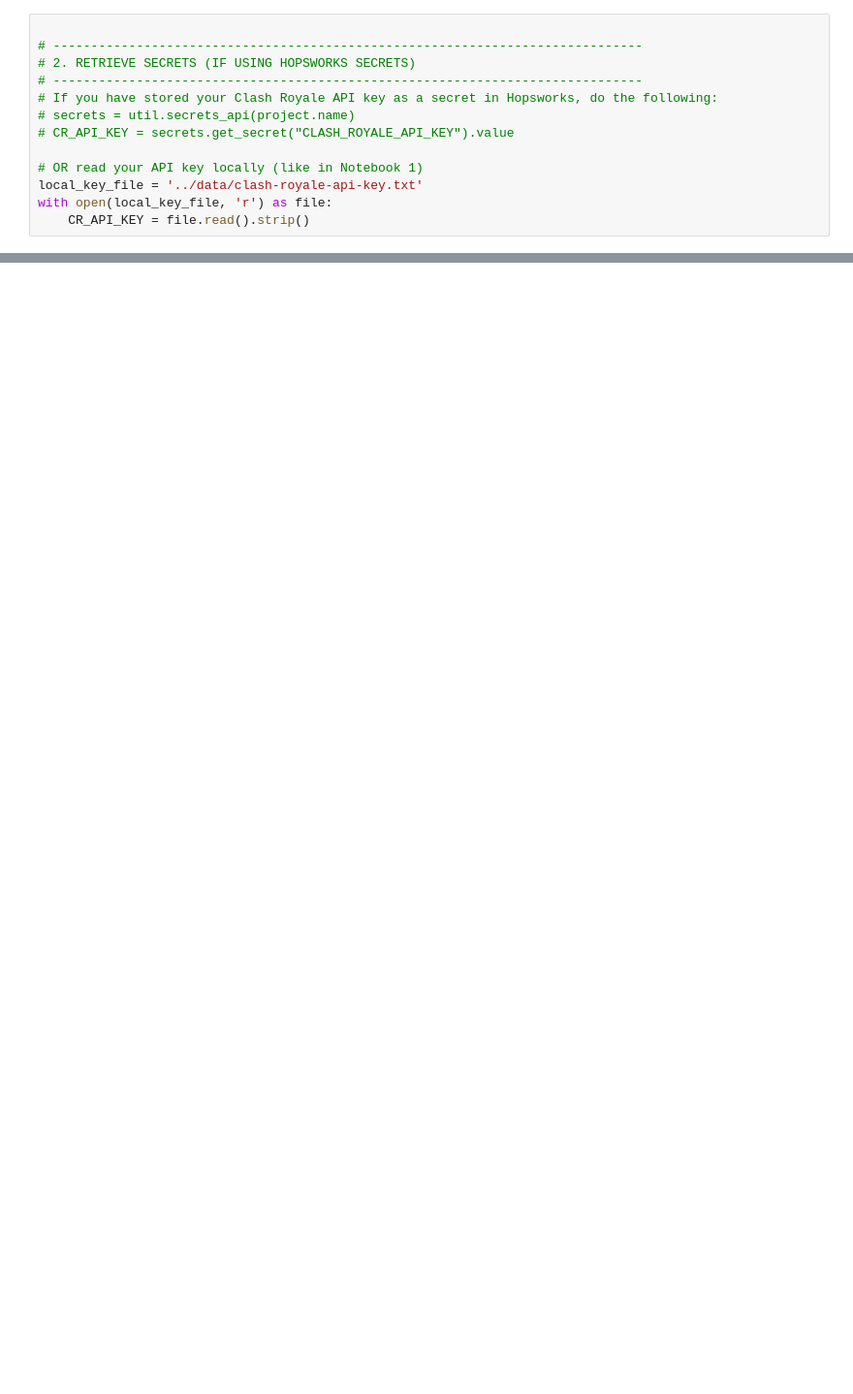
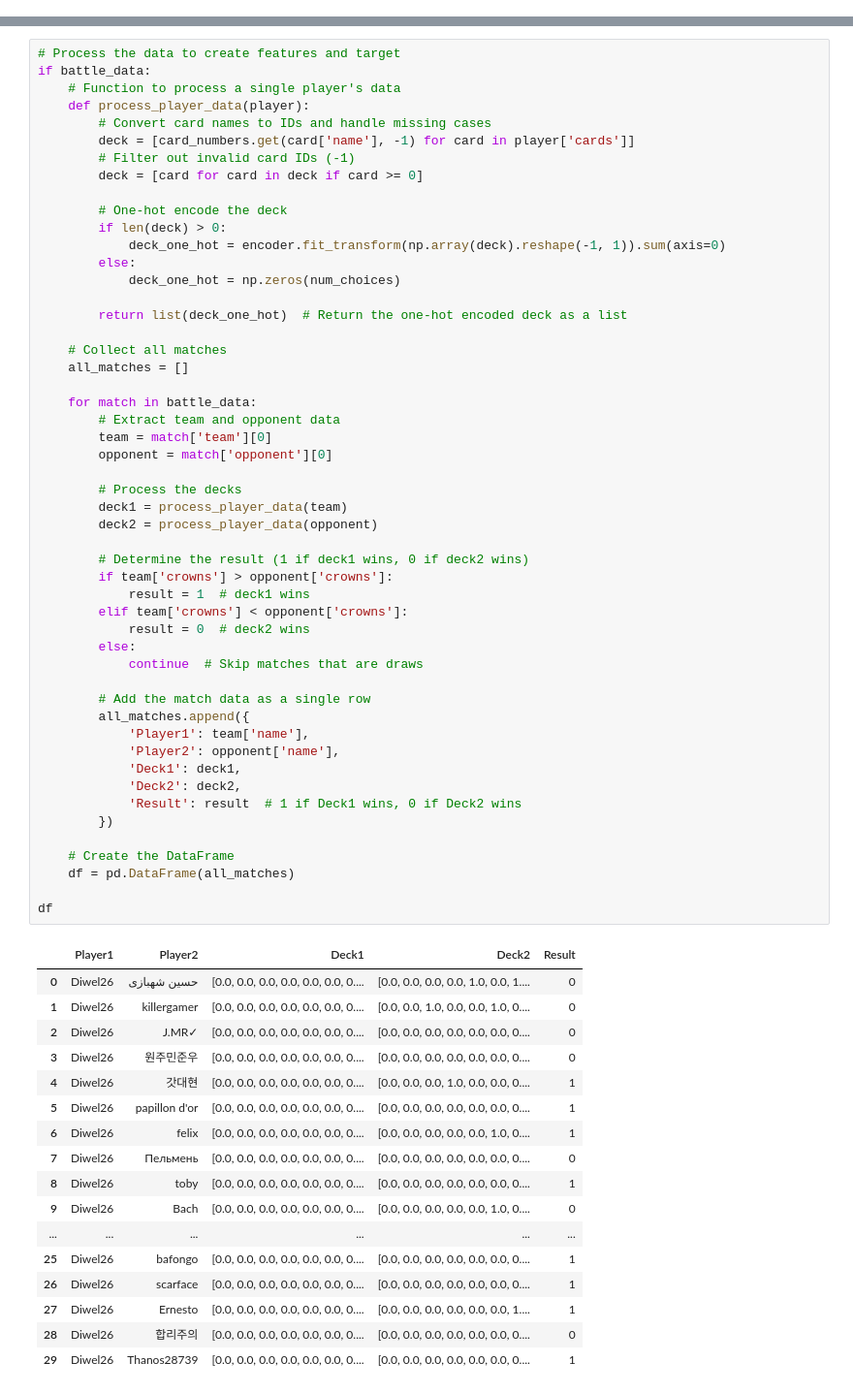
Before and after one commit to Grandediw/Clash-Royale-Project, a Jupyter notebook: notebooks/2_clash_royale_feature_pipeline.ipynb, the cells around one changed output, grey strips where cells are left out. Shown: that part at 97% size. Saved outputs shown, nothing was run; the diff lists cells and outputs as text; blank space fills up the shorter version.

```diff
--- a/notebooks/2_clash_royale_feature_pipeline.ipynb
+++ b/notebooks/2_clash_royale_feature_pipeline.ipynb
@@ -33,15 +35,2 @@ fs = project.get_feature_store()
 
 Logged in to project, explore it here https://c.app.hopsworks.ai:443/p/1175700
-# %%
-
-# ------------------------------------------------------------------------------
-# 2. RETRIEVE SECRETS (IF USING HOPSWORKS SECRETS)
-# ------------------------------------------------------------------------------
-# If you have stored your Clash Royale API key as a secret in Hopsworks, do the following:
-# secrets = util.secrets_api(project.name)
-# CR_API_KEY = secrets.get_secret("CLASH_ROYALE_API_KEY").value
-
-# OR read your API key locally (like in Notebook 1)
-local_key_file = '../data/clash-royale-api-key.txt'
-with open(local_key_file, 'r') as file:
-    CR_API_KEY = file.read().strip()
@@ -220,0 +263,69 @@ else:
+# %%
+# Process the data to create features and target
+if battle_data:
+    # Function to process a single player's data
+    def process_player_data(player):
+        # Convert card names to IDs and handle missing cases
+        deck = [card_numbers.get(card['name'], -1) for card in player['cards']]
+        # Filter out invalid card IDs (-1)
+        deck = [card for card in deck if card >= 0]
+
+        # One-hot encode the deck
+        if len(deck) > 0:
+            deck_one_hot = encoder.fit_transform(np.array(deck).reshape(-1, 1)).sum(axis=0)
+        else:
+            deck_one_hot = np.zeros(num_choices)
+
+        return list(deck_one_hot)  # Return the one-hot encoded deck as a list
+
+    # Collect all matches
+    all_matches = []
+
+    for match in battle_data:
+        # Extract team and opponent data
+        team = match['team'][0]
+        opponent = match['opponent'][0]
+
+        # Process the decks
+        deck1 = process_player_data(team)
+        deck2 = process_player_data(opponent)
+
+        # Determine the result (1 if deck1 wins, 0 if deck2 wins)
+        if team['crowns'] > opponent['crowns']:
+            result = 1  # deck1 wins
+        elif team['crowns'] < opponent['crowns']:
+            result = 0  # deck2 wins
+        else:
+            continue  # Skip matches that are draws
+
+        # Add the match data as a single row
+        all_matches.append({
+            'Player1': team['name'],
+            'Player2': opponent['name'],
+            'Deck1': deck1,
+            'Deck2': deck2,
+            'Result': result  # 1 if Deck1 wins, 0 if Deck2 wins
+        })
+
+    # Create the DataFrame
+    df = pd.DataFrame(all_matches)
+
+df
+# %% [output]
+|  | Player1 | Player2 | Deck1 | Deck2 | Result |
+| 0 | Diwel26 | حسین شهبازی | [0.0, 0.0, 0.0, 0.0, 0.0, 0.0, 0.... | [0.0, 0.0, 0.0, 0.0, 1.0, 0.0, 1.... | 0 |
+| 1 | Diwel26 | killergamer | [0.0, 0.0, 0.0, 0.0, 0.0, 0.0, 0.... | [0.0, 0.0, 1.0, 0.0, 0.0, 1.0, 0.... | 0 |
+| 2 | Diwel26 | J.MR✓ | [0.0, 0.0, 0.0, 0.0, 0.0, 0.0, 0.... | [0.0, 0.0, 0.0, 0.0, 0.0, 0.0, 0.... | 0 |
+| 3 | Diwel26 | 원주민준우 | [0.0, 0.0, 0.0, 0.0, 0.0, 0.0, 0.... | [0.0, 0.0, 0.0, 0.0, 0.0, 0.0, 0.... | 0 |
+| 4 | Diwel26 | 갓대현 | [0.0, 0.0, 0.0, 0.0, 0.0, 0.0, 0.... | [0.0, 0.0, 0.0, 1.0, 0.0, 0.0, 0.... | 1 |
+| 5 | Diwel26 | papillon d'or | [0.0, 0.0, 0.0, 0.0, 0.0, 0.0, 0.... | [0.0, 0.0, 0.0, 0.0, 0.0, 0.0, 0.... | 1 |
+| 6 | Diwel26 | felix | [0.0, 0.0, 0.0, 0.0, 0.0, 0.0, 0.... | [0.0, 0.0, 0.0, 0.0, 0.0, 1.0, 0.... | 1 |
+| 7 | Diwel26 | Пельмень | [0.0, 0.0, 0.0, 0.0, 0.0, 0.0, 0.... | [0.0, 0.0, 0.0, 0.0, 0.0, 0.0, 0.... | 0 |
+| 8 | Diwel26 | toby | [0.0, 0.0, 0.0, 0.0, 0.0, 0.0, 0.... | [0.0, 0.0, 0.0, 0.0, 0.0, 0.0, 0.... | 1 |
+| 9 | Diwel26 | Bach | [0.0, 0.0, 0.0, 0.0, 0.0, 0.0, 0.... | [0.0, 0.0, 0.0, 0.0, 0.0, 1.0, 0.... | 0 |
+| ... | ... | ... | ... | ... | ... |
+| 25 | Diwel26 | bafongo | [0.0, 0.0, 0.0, 0.0, 0.0, 0.0, 0.... | [0.0, 0.0, 0.0, 0.0, 0.0, 0.0, 0.... | 1 |
+| 26 | Diwel26 | scarface | [0.0, 0.0, 0.0, 0.0, 0.0, 0.0, 0.... | [0.0, 0.0, 0.0, 0.0, 0.0, 0.0, 0.... | 1 |
+| 27 | Diwel26 | Ernesto | [0.0, 0.0, 0.0, 0.0, 0.0, 0.0, 0.... | [0.0, 0.0, 0.0, 0.0, 0.0, 0.0, 1.... | 1 |
+| 28 | Diwel26 | 합리주의 | [0.0, 0.0, 0.0, 0.0, 0.0, 0.0, 0.... | [0.0, 0.0, 0.0, 0.0, 0.0, 0.0, 0.... | 0 |
+| 29 | Diwel26 | Thanos28739 | [0.0, 0.0, 0.0, 0.0, 0.0, 0.0, 0.... | [0.0, 0.0, 0.0, 0.0, 0.0, 0.0, 0.... | 1 |
```
Also changed, not shown: parts of 7 cells of this notebook, 1 other file.
